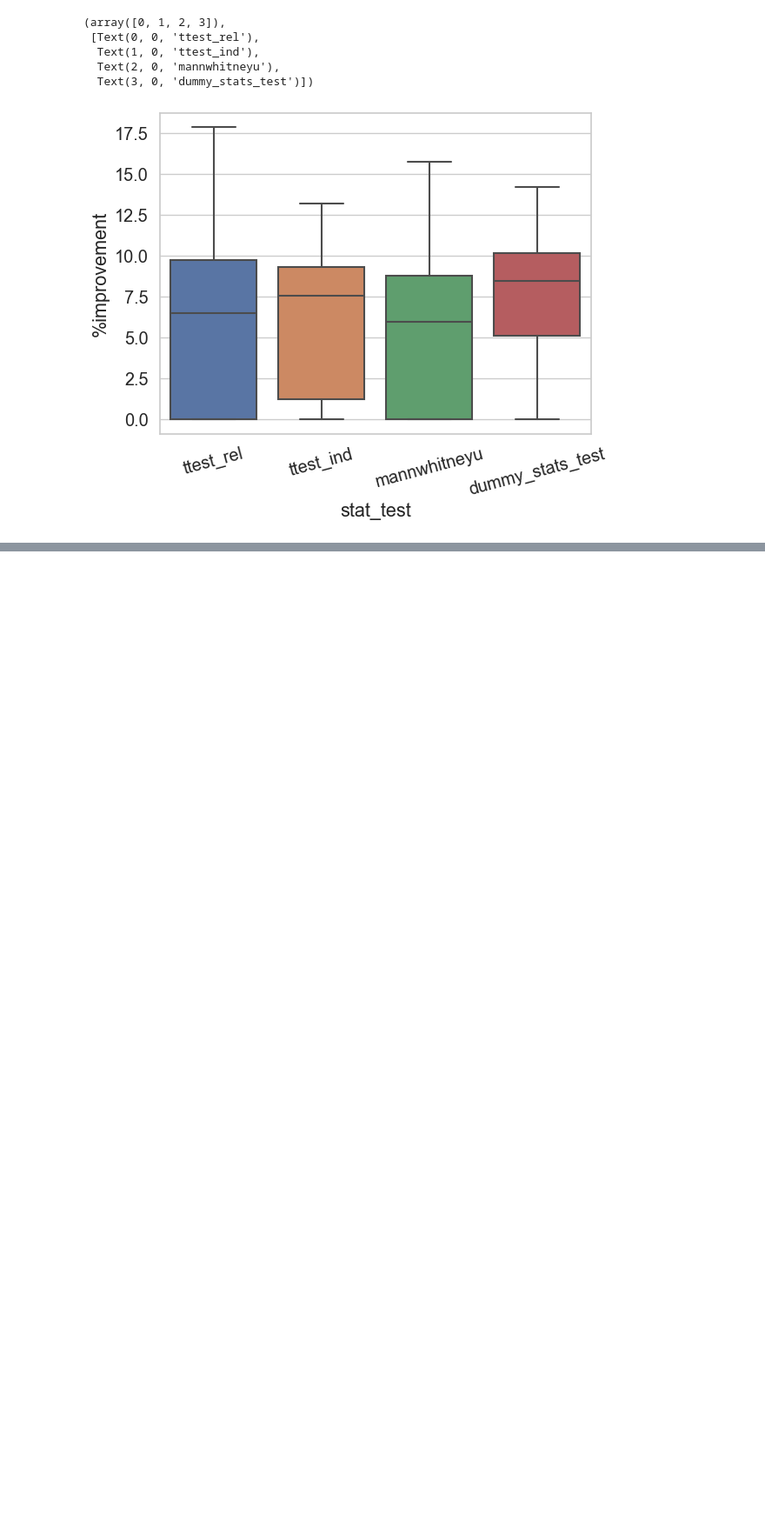
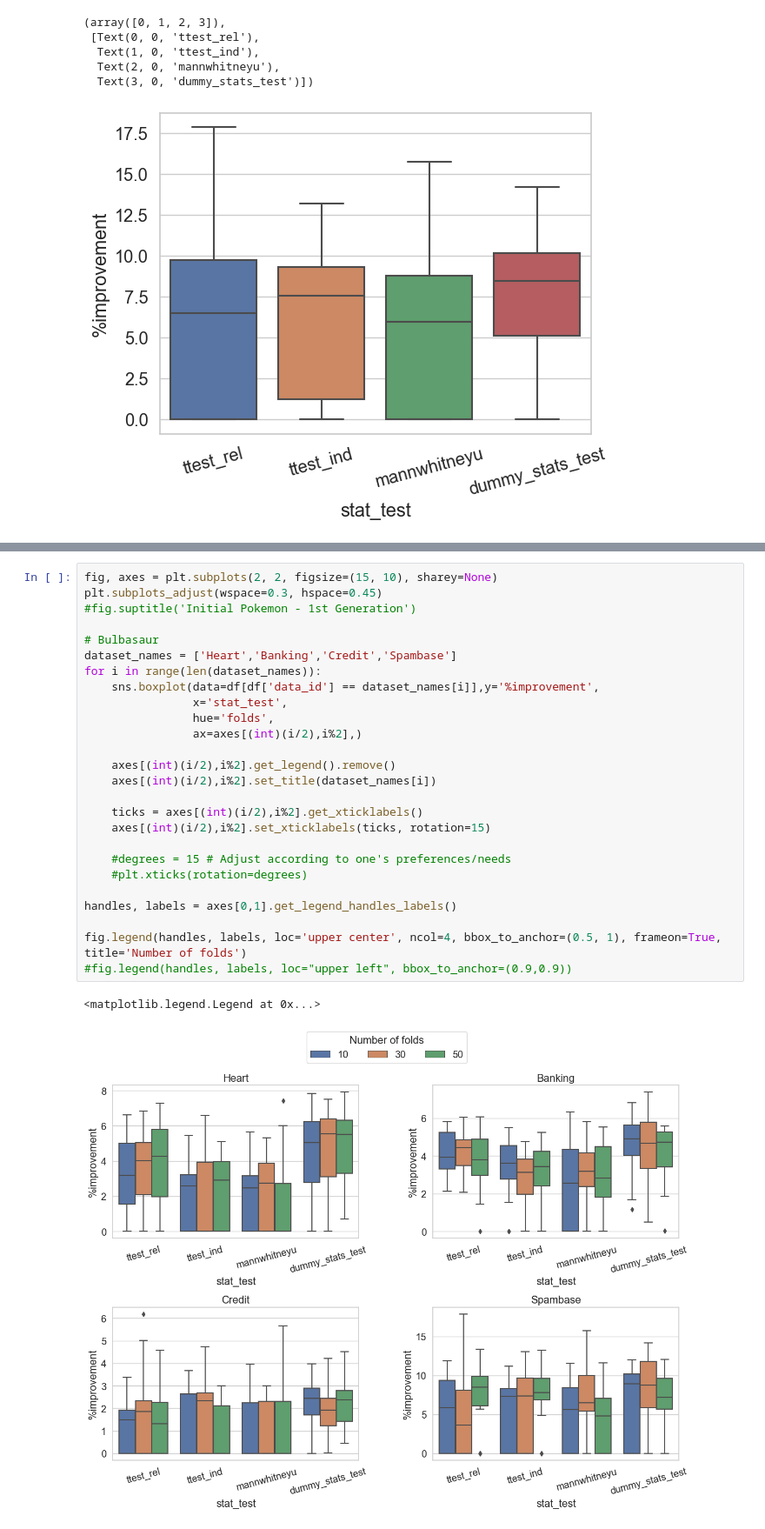
Before and after one commit to rcpsilva/StatisticalTestsForMachineLearningModels, a Jupyter notebook: experiments_2023_02_26.ipynb, the cells around one changed output, grey strips where cells are left out. Shown at 87% size. Drawn from its saved outputs; the diff is of its cells as text; blank space fills up the shorter version.

```diff
--- a/experiments_2023_02_26.ipynb
+++ b/experiments_2023_02_26.ipynb
@@ -208,0 +252,29 @@ plt.xticks(rotation=degrees)
+# %%
+fig, axes = plt.subplots(2, 2, figsize=(15, 10), sharey=None)
+plt.subplots_adjust(wspace=0.3, hspace=0.45)
+#fig.suptitle('Initial Pokemon - 1st Generation')
+
+# Bulbasaur
+dataset_names = ['Heart','Banking','Credit','Spambase']
+for i in range(len(dataset_names)):
+    sns.boxplot(data=df[df['data_id'] == dataset_names[i]],y='%improvement',
+                x='stat_test',
+                hue='folds',
+                ax=axes[(int)(i/2),i%2],)
+
+    axes[(int)(i/2),i%2].get_legend().remove()
+    axes[(int)(i/2),i%2].set_title(dataset_names[i])
+
+    ticks = axes[(int)(i/2),i%2].get_xticklabels()
+    axes[(int)(i/2),i%2].set_xticklabels(ticks, rotation=15)
+
+    #degrees = 15 # Adjust according to one's preferences/needs
+    #plt.xticks(rotation=degrees)
+
+handles, labels = axes[0,1].get_legend_handles_labels()
+
+fig.legend(handles, labels, loc='upper center', ncol=4, bbox_to_anchor=(0.5, 1), frameon=True, title='Number of folds')
+#fig.legend(handles, labels, loc="upper left", bbox_to_anchor=(0.9,0.9))
+# %% [output]
+<matplotlib.legend.Legend at 0x...>
+[figure, added]
```
Also changed, not shown: parts of 5 cells of this notebook, 2 other files.
